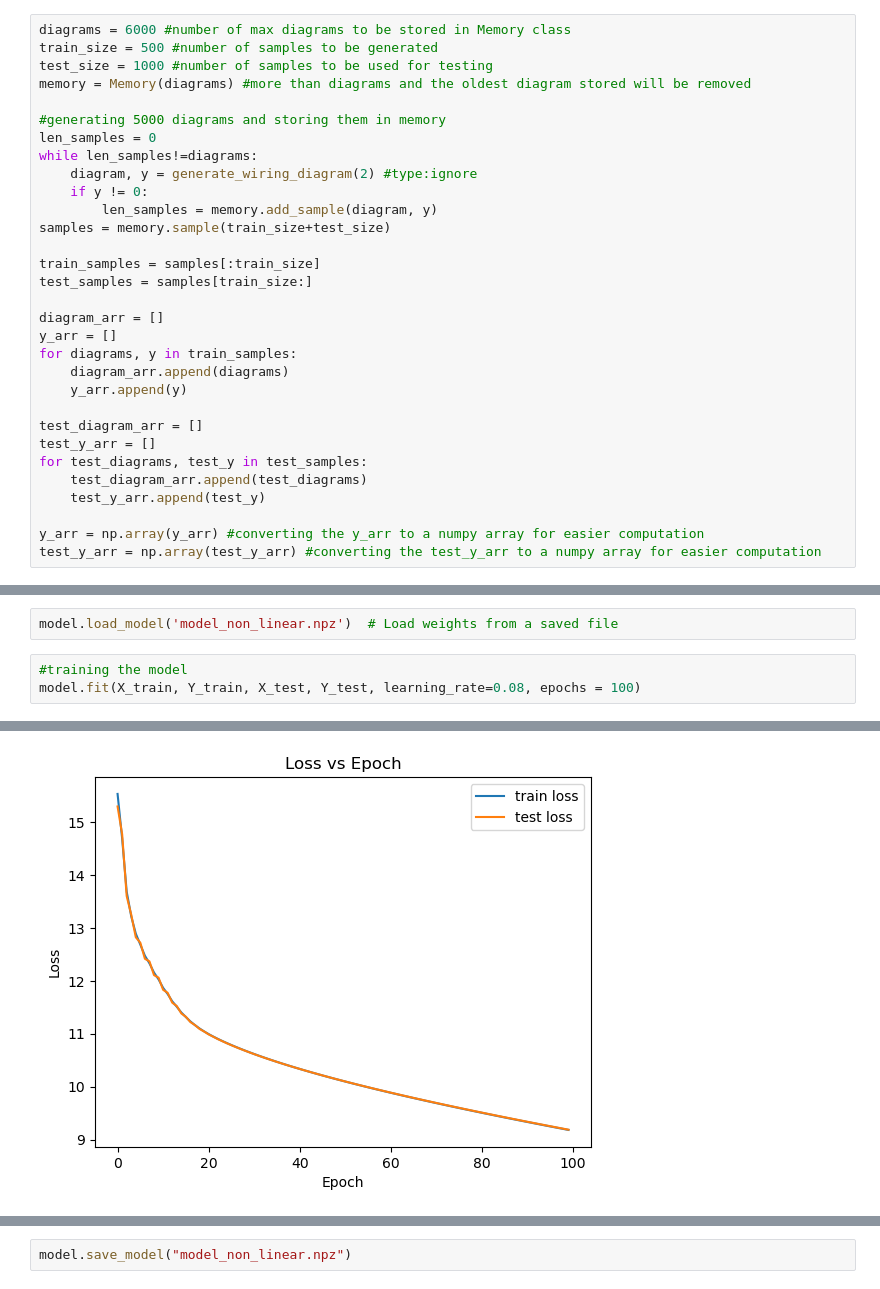
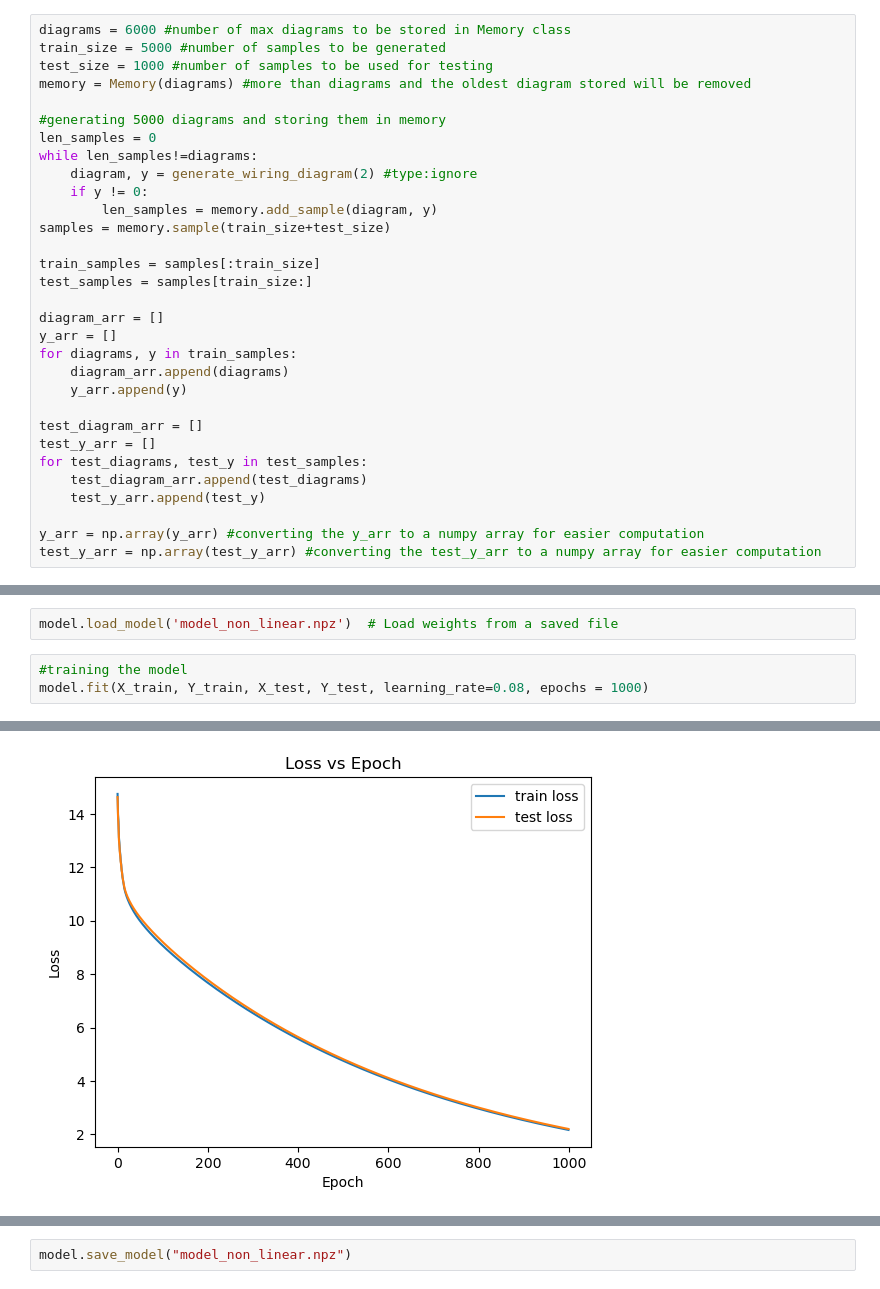
Before and after one commit to sprutxz/IntroToAI, a Jupyter notebook: Project3.ipynb, the cells around one changed output, grey strips where cells are left out. Cells and saved outputs as stored; diff of their text form.

```diff
--- a/Project3.ipynb
+++ b/Project3.ipynb
@@ -278,7 +278,7 @@ model.save_model("model_non_linear.npz")
 Data generation for part 2
 # %%
 diagrams = 6000 #number of max diagrams to be stored in Memory class
-train_size = 500 #number of samples to be generated
+train_size = 5000 #number of samples to be generated
 test_size = 1000 #number of samples to be used for testing
 memory = Memory(diagrams) #more than diagrams and the oldest diagram stored will be removed
 
@@ -446,5 +461,5 @@ model = Model(W, b)
 model.load_model('model_non_linear.npz')  # Load weights from a saved file
 # %%
 #training the model
-model.fit(X_train, Y_train, X_test, Y_test, learning_rate=0.08, epochs = 100)
+model.fit(X_train, Y_train, X_test, Y_test, learning_rate=0.08, epochs = 1000)
 # %% [output]
@@ -468,4 +483,4 @@ Epoch:  99 Loss:  9.18351933190267
-[figure, old version]
+[figure, new version]
 # %%
 predictions = model.predict(X_test)
 
```
Also changed, not shown: parts of 4 cells of this notebook.
